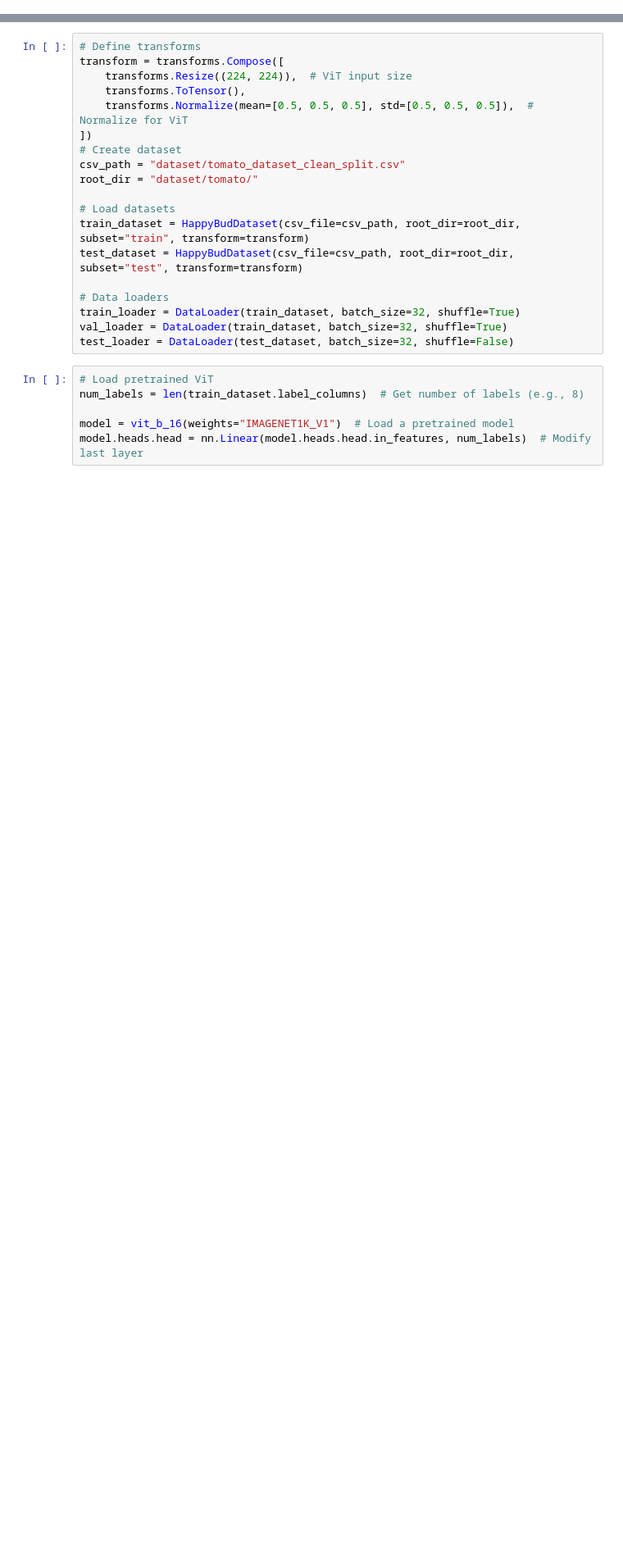
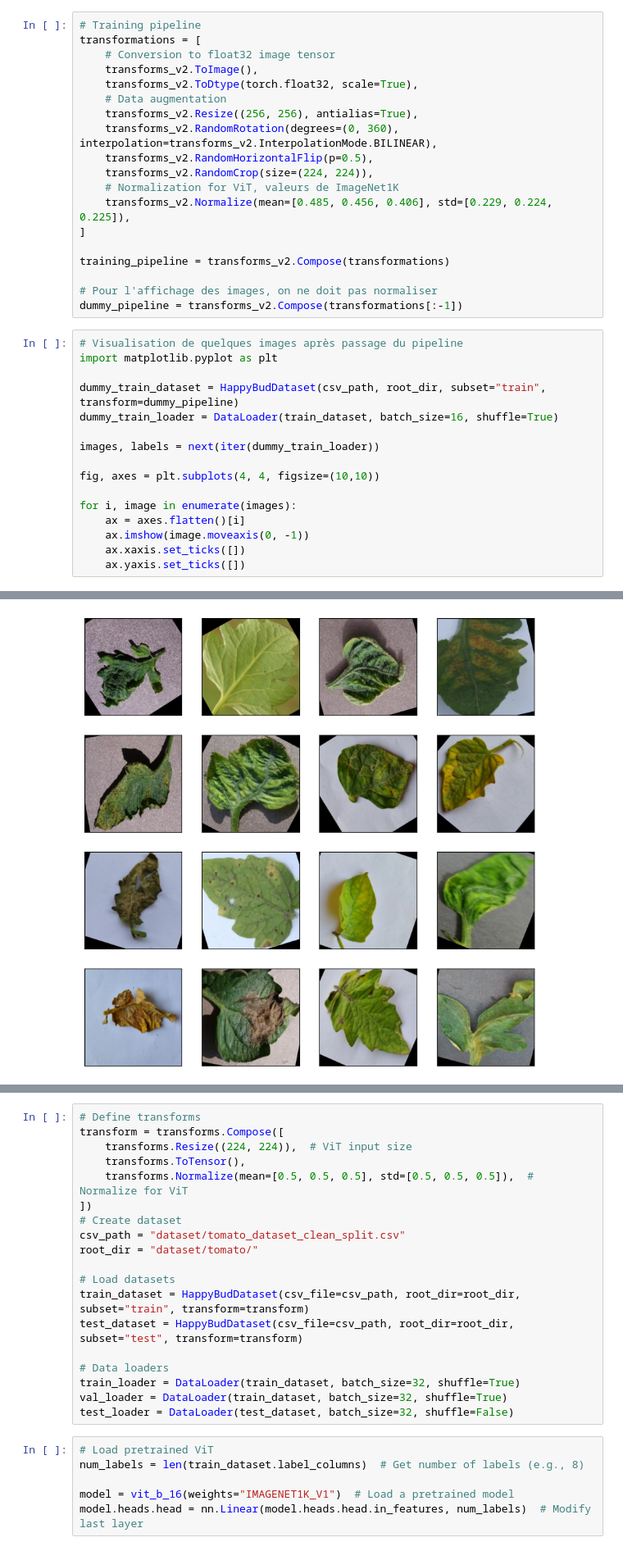
Before and after one commit to maxbhardy/happybud, a Jupyter notebook: happybud.ipynb, the cells around one changed output, grey strips where cells are left out. Shown at 82% size. Cells and saved outputs as stored; diff of their text form; blank space fills up the shorter version.

```diff
--- a/happybud.ipynb
+++ b/happybud.ipynb
@@ -78,0 +106,36 @@ torch.Size([32, 11])
+# %%
+# Training pipeline
+transformations = [
+    # Conversion to float32 image tensor
+    transforms_v2.ToImage(),
+    transforms_v2.ToDtype(torch.float32, scale=True),
+    # Data augmentation
+    transforms_v2.Resize((256, 256), antialias=True),
+    transforms_v2.RandomRotation(degrees=(0, 360), interpolation=transforms_v2.InterpolationMode.BILINEAR),
+    transforms_v2.RandomHorizontalFlip(p=0.5),
+    transforms_v2.RandomCrop(size=(224, 224)),
+    # Normalization for ViT, valeurs de ImageNet1K
+    transforms_v2.Normalize(mean=[0.485, 0.456, 0.406], std=[0.229, 0.224, 0.225]),
+]
+
+training_pipeline = transforms_v2.Compose(transformations)
+
+# Pour l'affichage des images, on ne doit pas normaliser
+dummy_pipeline = transforms_v2.Compose(transformations[:-1])
+# %%
+# Visualisation de quelques images après passage du pipeline
+import matplotlib.pyplot as plt
+
+dummy_train_dataset = HappyBudDataset(csv_path, root_dir, subset="train", transform=dummy_pipeline)
+dummy_train_loader = DataLoader(train_dataset, batch_size=16, shuffle=True)
+
+images, labels = next(iter(dummy_train_loader))
+
+fig, axes = plt.subplots(4, 4, figsize=(10,10))
+
+for i, image in enumerate(images):
+    ax = axes.flatten()[i]
+    ax.imshow(image.moveaxis(0, -1))
+    ax.xaxis.set_ticks([])
+    ax.yaxis.set_ticks([])
+# %% [output]
@@ -79,3 +143,4 @@ torch.Size([32, 11])
+[figure, added]
 # %%
 import torch
 import torch.nn as nn
```
Also changed, not shown: parts of 9 cells of this notebook, 3 other files.
